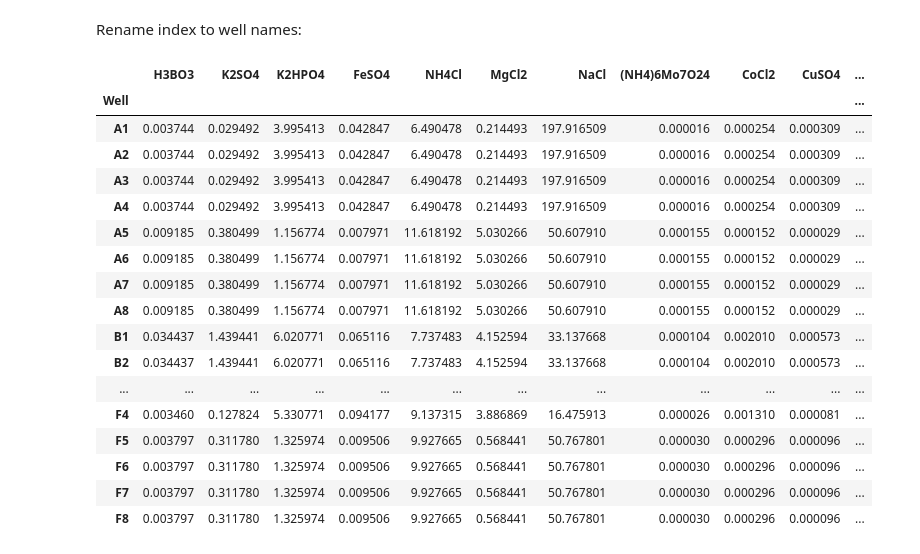
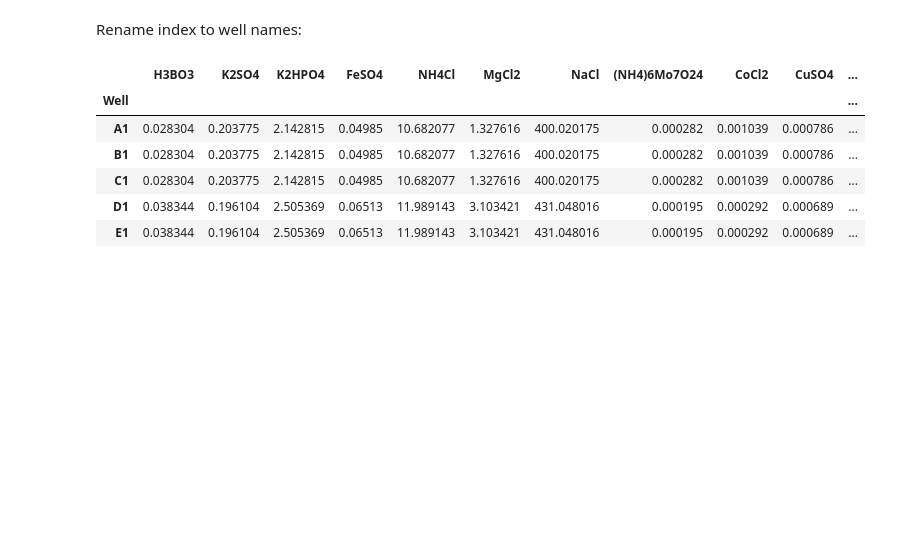
Before and after one commit to JBEI/media_compiler, a Jupyter notebook: notebooks/C_ART_Media_Designs.ipynb, the cells around one changed output. Cells and saved outputs as stored; diff of their text form; code cells hidden in the pictures; blank space fills up the shorter version.

```diff
--- a/notebooks/C_ART_Media_Designs.ipynb
+++ b/notebooks/C_ART_Media_Designs.ipynb
@@ -201,0 +361,2 @@ df_rec.tail()
+# %%
+df_stand = pd.read_csv(user_params['standard_media_file']).set_index("Component")
@@ -201,0 +365,10 @@ df_rec.tail()
+# %%
+ub = 1.1
+lb = 0.9
+df_control = pd.DataFrame(columns=user_params['components'])
+
+for component in user_params['components']:
+    stand_conc = df_stand.loc[component]['Concentration[mM]']
+    df_control.at['Control', component] = stand_conc*np.random.uniform(lb, ub)
+
+df_control
@@ -202,6 +383,5 @@ df_rec.tail()
 # %%
-df_target_1 = df_ranges.iloc[:11]
-df_target_1 = df_target_1.append(df_control.iloc[0]).reset_index(drop=True)
-df_target_1
+df_rec = df_rec.append(df_control).reset_index(drop=True)
+df_rec
 # %% [output]
 |  | H3BO3 | K2SO4 | K2HPO4 | FeSO4 | NH4Cl | MgCl2 | NaCl | (NH4)6Mo7O24 | CoCl2 | CuSO4 | ... |
@@ -263,36 +412,25 @@ designs_pairwise(art, df_ranges)
 # %% [markdown]
 Include all replicates:
 # %%
-df_target_1 = df_target_1.loc[df_target_1.index.repeat(user_params['n_replicates'])]
+df_rec = df_rec.loc[df_rec.index.repeat(user_params['n_replicates'])]
 # %% [markdown]
 Rename index to well names:
 # %%
 well_rows = 'ABCDEF'
 well_columns = '12345678'
 # %%
-well_names = [f'{row}{column}'  for row in well_rows for column in well_columns]
+well_names = [f'{row}{column}'  for column in well_columns for row in well_rows]
 
-df_target_1['Well'] = well_names
-df_target_1 = df_target_1.set_index(['Well'])
-df_target_1
+df_rec['Well'] = well_names
+df_rec = df_rec.set_index(['Well'])
+df_rec.head()
 # %% [output]
 |  | H3BO3 | K2SO4 | K2HPO4 | FeSO4 | NH4Cl | MgCl2 | NaCl | (NH4)6Mo7O24 | CoCl2 | CuSO4 | ... |
 | Well |  |  |  |  |  |  |  |  |  |  | ... |
-| A1 | 0.003744 | 0.029492 | 3.995413 | 0.042847 | 6.490478 | 0.214493 | 197.916509 | 0.000016 | 0.000254 | 0.000309 | ... |
-| A2 | 0.003744 | 0.029492 | 3.995413 | 0.042847 | 6.490478 | 0.214493 | 197.916509 | 0.000016 | 0.000254 | 0.000309 | ... |
-| A3 | 0.003744 | 0.029492 | 3.995413 | 0.042847 | 6.490478 | 0.214493 | 197.916509 | 0.000016 | 0.000254 | 0.000309 | ... |
-| A4 | 0.003744 | 0.029492 | 3.995413 | 0.042847 | 6.490478 | 0.214493 | 197.916509 | 0.000016 | 0.000254 | 0.000309 | ... |
-| A5 | 0.009185 | 0.380499 | 1.156774 | 0.007971 | 11.618192 | 5.030266 | 50.607910 | 0.000155 | 0.000152 | 0.000029 | ... |
-| A6 | 0.009185 | 0.380499 | 1.156774 | 0.007971 | 11.618192 | 5.030266 | 50.607910 | 0.000155 | 0.000152 | 0.000029 | ... |
-| A7 | 0.009185 | 0.380499 | 1.156774 | 0.007971 | 11.618192 | 5.030266 | 50.607910 | 0.000155 | 0.000152 | 0.000029 | ... |
-| A8 | 0.009185 | 0.380499 | 1.156774 | 0.007971 | 11.618192 | 5.030266 | 50.607910 | 0.000155 | 0.000152 | 0.000029 | ... |
-| B1 | 0.034437 | 1.439441 | 6.020771 | 0.065116 | 7.737483 | 4.152594 | 33.137668 | 0.000104 | 0.002010 | 0.000573 | ... |
-| B2 | 0.034437 | 1.439441 | 6.020771 | 0.065116 | 7.737483 | 4.152594 | 33.137668 | 0.000104 | 0.002010 | 0.000573 | ... |
-| ... | ... | ... | ... | ... | ... | ... | ... | ... | ... | ... | ... |
-| F4 | 0.003460 | 0.127824 | 5.330771 | 0.094177 | 9.137315 | 3.886869 | 16.475913 | 0.000026 | 0.001310 | 0.000081 | ... |
-| F5 | 0.003797 | 0.311780 | 1.325974 | 0.009506 | 9.927665 | 0.568441 | 50.767801 | 0.000030 | 0.000296 | 0.000096 | ... |
-| F6 | 0.003797 | 0.311780 | 1.325974 | 0.009506 | 9.927665 | 0.568441 | 50.767801 | 0.000030 | 0.000296 | 0.000096 | ... |
-| F7 | 0.003797 | 0.311780 | 1.325974 | 0.009506 | 9.927665 | 0.568441 | 50.767801 | 0.000030 | 0.000296 | 0.000096 | ... |
-| F8 | 0.003797 | 0.311780 | 1.325974 | 0.009506 | 9.927665 | 0.568441 | 50.767801 | 0.000030 | 0.000296 | 0.000096 | ... |
+| A1 | 0.028304 | 0.203775 | 2.142815 | 0.04985 | 10.682077 | 1.327616 | 400.020175 | 0.000282 | 0.001039 | 0.000786 | ... |
+| B1 | 0.028304 | 0.203775 | 2.142815 | 0.04985 | 10.682077 | 1.327616 | 400.020175 | 0.000282 | 0.001039 | 0.000786 | ... |
+| C1 | 0.028304 | 0.203775 | 2.142815 | 0.04985 | 10.682077 | 1.327616 | 400.020175 | 0.000282 | 0.001039 | 0.000786 | ... |
+| D1 | 0.038344 | 0.196104 | 2.505369 | 0.06513 | 11.989143 | 3.103421 | 431.048016 | 0.000195 | 0.000292 | 0.000689 | ... |
+| E1 | 0.038344 | 0.196104 | 2.505369 | 0.06513 | 11.989143 | 3.103421 | 431.048016 | 0.000195 | 0.000292 | 0.000689 | ... |
 # %%
 file = f"{user_params['output_file_path']}/target_concentrations.csv"
```
Also changed, not shown: parts of 71 cells of this notebook, 1 other file.
